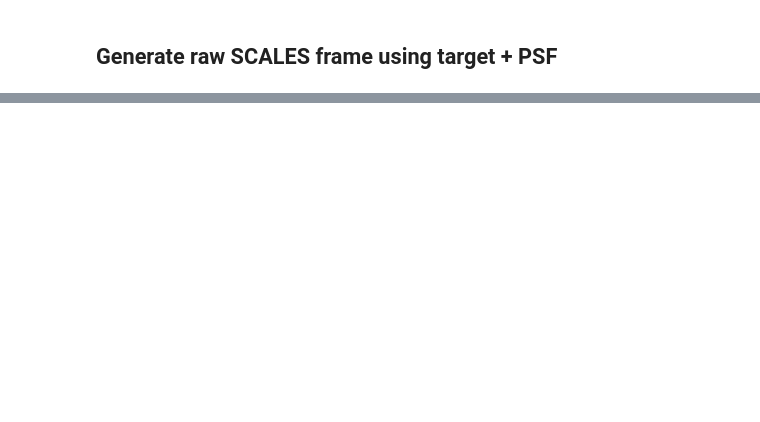
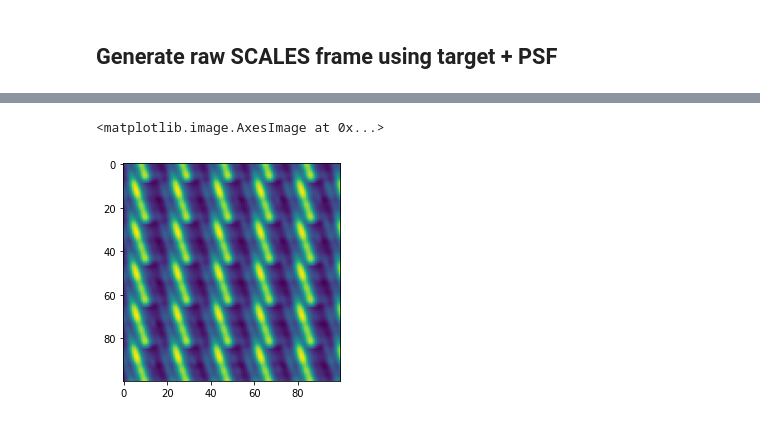
Before and after one commit to scalessim/scalessim, a Jupyter notebook: scales_SED_cube_physopt.ipynb, the cells around one changed output, grey strips where cells are left out. Saved outputs shown, nothing was run; the diff lists cells and outputs as text; code cells hidden in the pictures; blank space fills up the shorter version.

```diff
--- a/scales_SED_cube_physopt.ipynb
+++ b/scales_SED_cube_physopt.ipynb
@@ -132,13 +98,14 @@ screen1 = screen.get_res()
 ## Use pupil and residual phase to generate cube of Keck PSFs
 # %%
 nspax = arg_spaxel['no_spaxel']
-nlam = lens.trace.shape[0]
+#nlam = lens.trace.shape[0]
+nlam = 341
 
 keck_cube = np.zeros((nlam, nspax, nspax))
-mag1 = magn(lens.lmin)
-mag2 = magn(lens.lmax)
+mag1 = magn(arg_spaxel['min_wavelength'])
+mag2 = magn(arg_spaxel['max_wavelength'])
 
-psf_file = 'keck_psf_cube_'+str(lens.lmin)+'_'+str(lens.lmax)+'_n'+str(nlam)+'.fits'
+psf_file = 'keck_psf_cube_'+str(arg_spaxel['min_wavelength'])+'_'+str(arg_spaxel['max_wavelength'])+'_n'+str(nlam)+'.fits'
 if os.path.isfile(psf_file)==False:
     for i, mag in enumerate(np.linspace(mag1, mag2, nlam)):
         W = DFT_matrix(1600, mag)
@@ -172,5 +139,5 @@ inst_emissivities = [.08]*3 + [.01]*8
 inst_temps = [273*u.K]*11
 inst = InstTransEm(inst_emissivities, inst_temps)
 qe = QE()
-filt = Filter(lmin=lens.lmin,lmax=lens.lmax)
+filt = Filter(lmin=arg_spaxel['min_wavelength'],lmax=arg_spaxel['max_wavelength'])
 dit = 1 ###integration time in seconds
@@ -209,2 +225,5 @@ plt.show()
 # %%
-plt.imshow(raw[500:600,500:600])
+plt.imshow(raw[500:600,500:600]**0.1)
+# %% [output]
+<matplotlib.image.AxesImage at 0x...>
+[figure, added]
```
Also changed, not shown: parts of 23 cells of this notebook.
